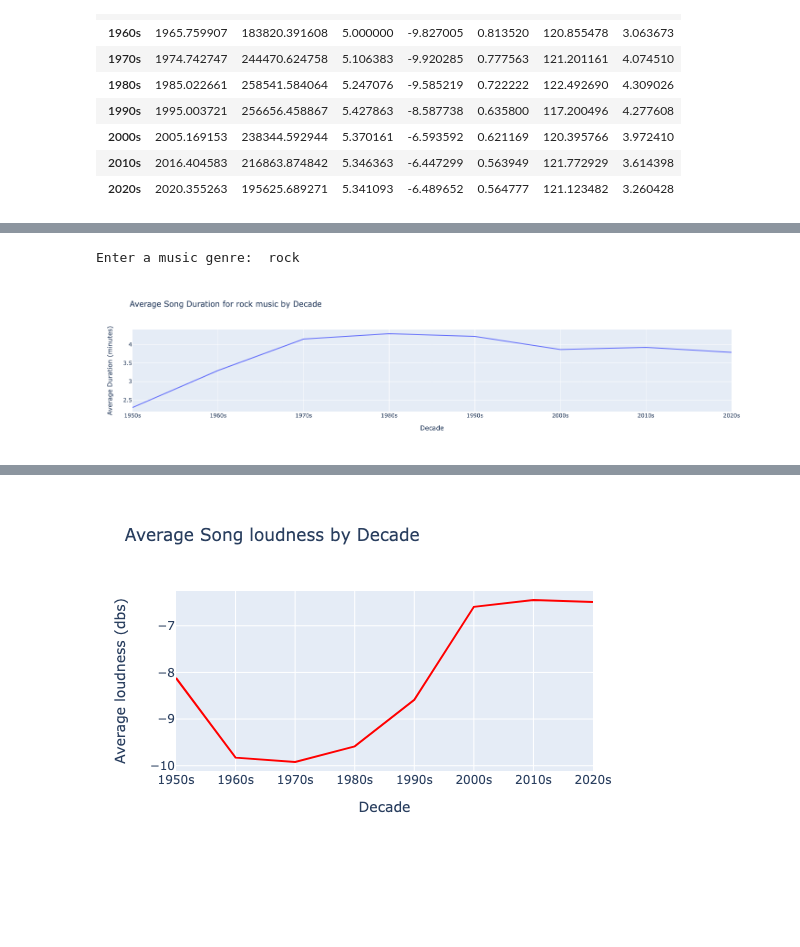
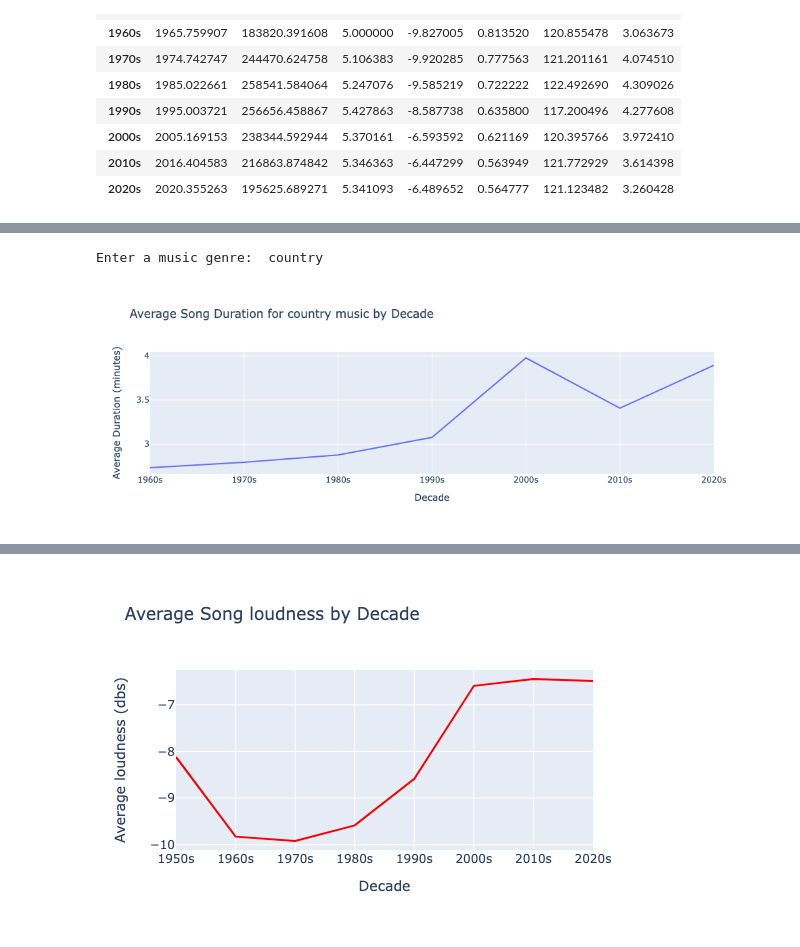
Before and after one commit to tmartabano/Project-for-Data-Munging, a Jupyter notebook: Final_Project_Data(new).ipynb, the cells around one changed output, grey strips where cells are left out. Cells and saved outputs as stored; diff of their text form; code cells hidden in the pictures; blank space fills up the shorter version.

```diff
--- a/Final_Project_Data(new).ipynb
+++ b/Final_Project_Data(new).ipynb
@@ -624,9 +520,9 @@ fig.update_layout(title='Average Song Duration by Decade', xaxis_title='Decade',
 # %%
 genre = input("Enter a music genre: ")
-selected_data = big_df[big_df['main_genre'] == genre.lower()]
+selected_data = big_df[big_df['main_genre'] == genre]
 selected_data = selected_data.groupby('decade').mean(numeric_only=True)
 fig = go.Figure(data=go.Scatter(x=selected_data.index, y = selected_data['minutes'], mode='lines'))
 fig.update_layout(title='Average Song Duration for ' + genre +' music by Decade', xaxis_title='Decade', yaxis_title='Average Duration (minutes)')
 # %% [output]
-Enter a music genre:  rock
+Enter a music genre:  country
-[figure, old version]
+[figure, new version]
```
Also changed, not shown: parts of 37 cells of this notebook, 1 other file.
